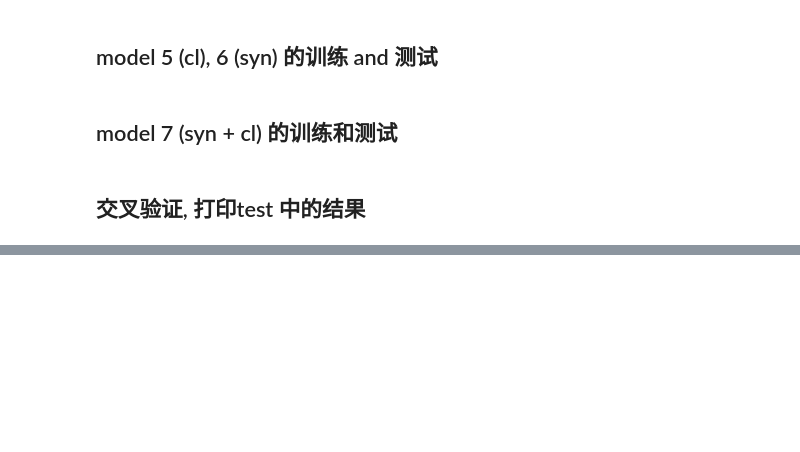
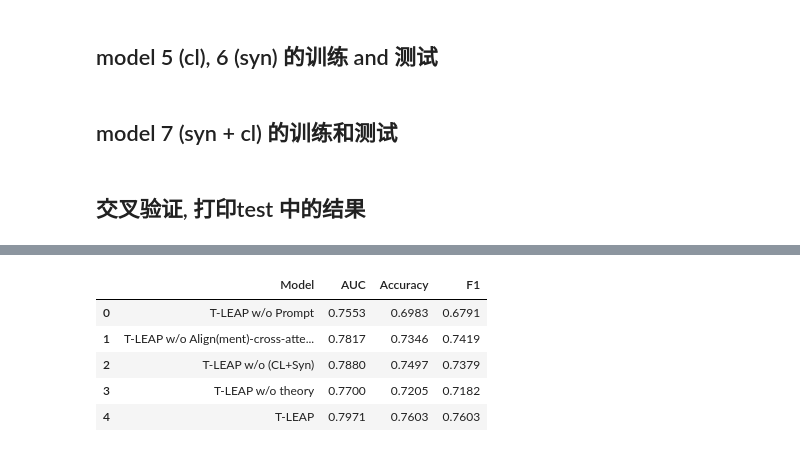
Before and after one commit to TomWang2022/IS6400-Regression, a Jupyter notebook: t-leap-for-employee-hopping.ipynb, the cells around one changed output, grey strips where cells are left out. Cells and saved outputs as stored; diff of their text form; code cells hidden in the pictures; blank space fills up the shorter version.

Commit message:
Kaggle Notebook | T-LEAP for employee hopping_Ablation study | Version 10

```diff
--- a/t-leap-for-employee-hopping.ipynb
+++ b/t-leap-for-employee-hopping.ipynb
@@ -142,7 +142,7 @@ from tensorflow.keras.layers import Dense, Dropout
 # =====================================================
 
 # 如果已经有df，这一行不用改
-df = df_balanced
+df = df
 
 # =====================================================
 # Prepare Data
@@ -2745,0 +2974,24 @@ T-LEAP w/o Align(ment)-cross-attention fusion 0.7607 ± 0.0239 0.7065 ± 0.0075
+# %%
+results_mean = []
+
+for name, auc_scores, acc_scores, f1_scores in models:
+
+    results_mean.append({
+
+        "Model": name,
+
+        "AUC": f"{np.mean(auc_scores):.4f}",
+
+        "Accuracy": f"{np.mean(acc_scores):.4f}",
+
+        "F1": f"{np.mean(f1_scores):.4f}"
+
+    })
+
+results_mean_df = pd.DataFrame(results_mean)
+
+print("\n")
+print("=" * 70)
+print("Mean Performance")
+print("=" * 70)
+print(results_mean_df.to_string(index=False))
@@ -2745,0 +3008,9 @@ T-LEAP w/o Align(ment)-cross-attention fusion 0.7607 ± 0.0239 0.7065 ± 0.0075
+# %%
+results_mean_df
+# %% [output]
+|  | Model | AUC | Accuracy | F1 |
+| 0 | T-LEAP w/o Prompt | 0.7553 | 0.6983 | 0.6791 |
+| 1 | T-LEAP w/o Align(ment)-cross-atte... | 0.7817 | 0.7346 | 0.7419 |
+| 2 | T-LEAP w/o (CL+Syn) | 0.7880 | 0.7497 | 0.7379 |
+| 3 | T-LEAP w/o theory | 0.7700 | 0.7205 | 0.7182 |
+| 4 | T-LEAP | 0.7971 | 0.7603 | 0.7603 |
```
Also changed, not shown: parts of 14 cells of this notebook.
